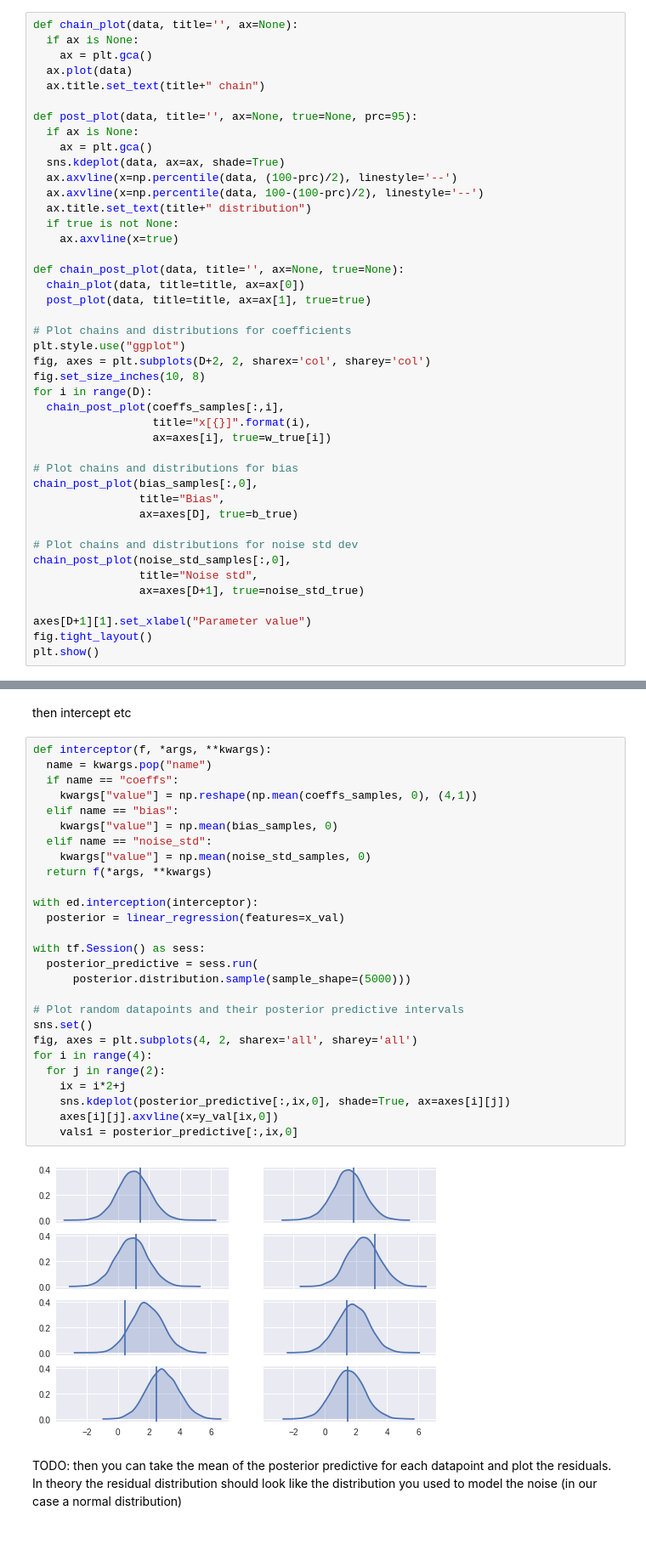
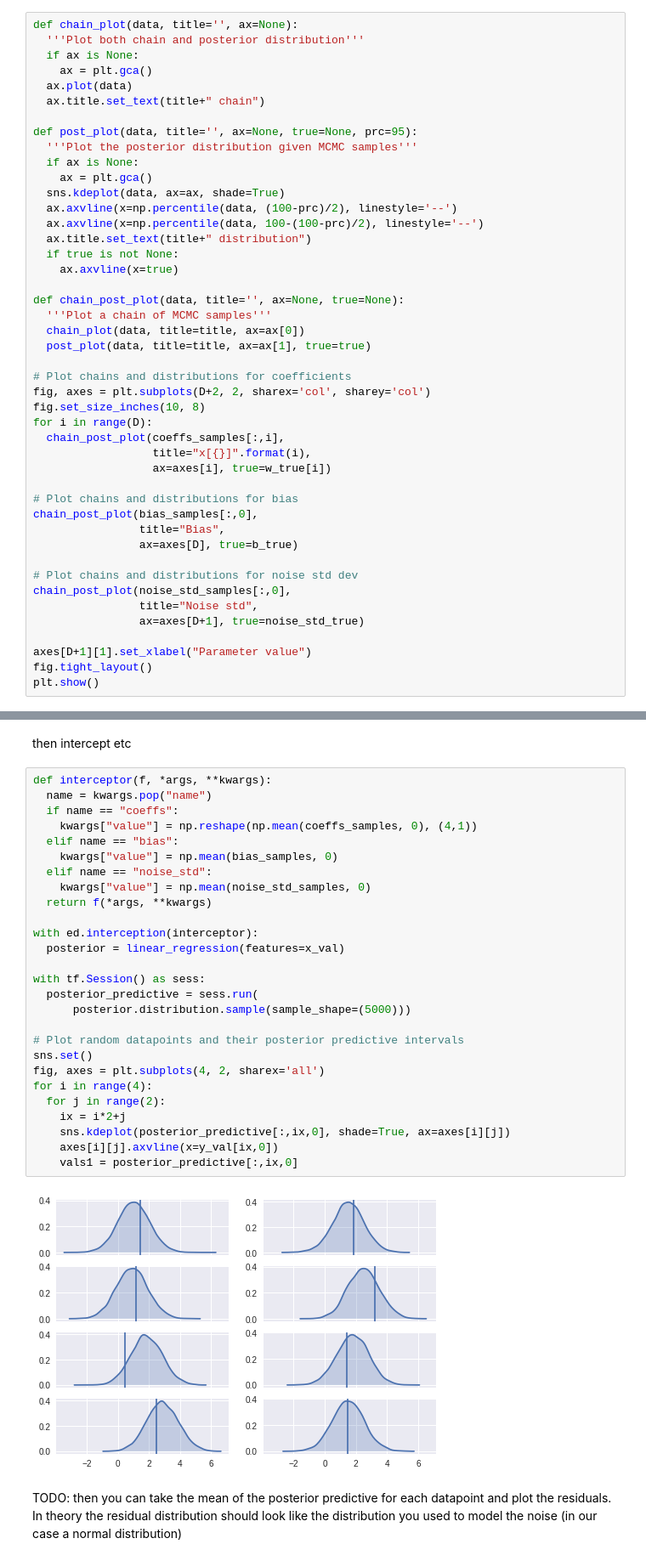
Before and after one commit to brendanhasz/tfp-bayesian-regression, a Jupyter notebook: TFP_Linear_Regression.ipynb, the cells around one changed output, grey strips where cells are left out. Shown at 85% size. Cells and saved outputs as stored; diff of their text form; blank space fills up the shorter version.

```diff
--- a/TFP_Linear_Regression.ipynb
+++ b/TFP_Linear_Regression.ipynb
@@ -159,12 +159,14 @@ TODO: talk about looking @ posterior distribution
 dist is the posterior, solid line is true val, dotted lines show 95% conf interval
 # %%
 def chain_plot(data, title='', ax=None):
+  '''Plot both chain and posterior distribution'''
   if ax is None:
     ax = plt.gca()
   ax.plot(data)
   ax.title.set_text(title+" chain")
 
 def post_plot(data, title='', ax=None, true=None, prc=95):
+  '''Plot the posterior distribution given MCMC samples'''
   if ax is None:
     ax = plt.gca()
   sns.kdeplot(data, ax=ax, shade=True)
@@ -175,11 +177,11 @@ def post_plot(data, title='', ax=None, true=None, prc=95):
     ax.axvline(x=true)
 
 def chain_post_plot(data, title='', ax=None, true=None):
+  '''Plot a chain of MCMC samples'''
   chain_plot(data, title=title, ax=ax[0])
   post_plot(data, title=title, ax=ax[1], true=true)
 
 # Plot chains and distributions for coefficients
-plt.style.use("ggplot")
 fig, axes = plt.subplots(D+2, 2, sharex='col', sharey='col')
 fig.set_size_inches(10, 8)
 for i in range(D):
@@ -223,32 +225,32 @@ then intercept etc
 # %%
 def interceptor(f, *args, **kwargs):
   name = kwargs.pop("name")
   if name == "coeffs":
     kwargs["value"] = np.reshape(np.mean(coeffs_samples, 0), (4,1))
   elif name == "bias":
     kwargs["value"] = np.mean(bias_samples, 0)
   elif name == "noise_std":
     kwargs["value"] = np.mean(noise_std_samples, 0)
   return f(*args, **kwargs)
 
 with ed.interception(interceptor):
   posterior = linear_regression(features=x_val)
 
 with tf.Session() as sess:
   posterior_predictive = sess.run(
       posterior.distribution.sample(sample_shape=(5000)))
 
 # Plot random datapoints and their posterior predictive intervals
 sns.set()
-fig, axes = plt.subplots(4, 2, sharex='all', sharey='all')
+fig, axes = plt.subplots(4, 2, sharex='all')
 for i in range(4):
   for j in range(2):
     ix = i*2+j
     sns.kdeplot(posterior_predictive[:,ix,0], shade=True, ax=axes[i][j])
     axes[i][j].axvline(x=y_val[ix,0])
     vals1 = posterior_predictive[:,ix,0]
 # %% [output]
-[figure, old version]
+[figure, new version]
 # %% [markdown]
 TODO: then you can take the mean of the posterior predictive for each datapoint and plot the residuals.  In theory the residual distribution should look like the distribution you used to model the noise (in our case a normal distribution)
 # %%
```
Also changed, not shown: parts of 19 cells of this notebook.
